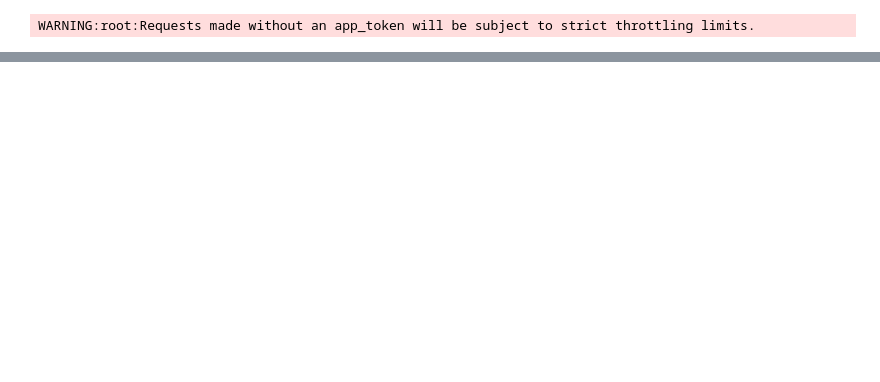
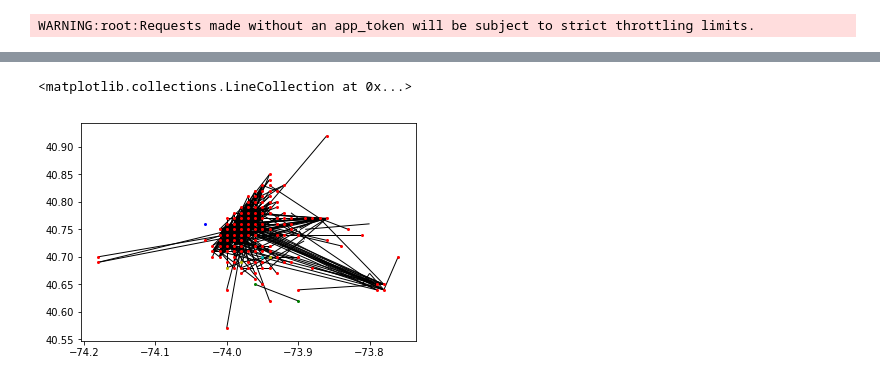
Before and after one commit to xlDownxl/Network-Analysis, a Jupyter notebook: src/project.ipynb, the cells around one changed output, grey strips where cells are left out. Cells and saved outputs as stored; diff of their text form; code cells hidden in the pictures; blank space fills up the shorter version.

```diff
--- a/src/project.ipynb
+++ b/src/project.ipynb
@@ -135,0 +138,19 @@ nx.draw_circular(g,node_size=3)
+# %%
+communities_generator = community.girvan_newman(g)
+top_level_communities = next(communities_generator)
+next_level_communities = next(communities_generator)
+com = sorted(map(sorted, next_level_communities))
+#nx.draw_networkx_nodes(G,pos,nodelist=com[2],node_color='b',node_size=1,alpha=0.8)
+#position
+#nx.draw_networkx(g, node_size = 1,pos=position,with_labels=False)
+nx.draw_networkx_nodes(g,position,nodelist=com[0],node_color='r',node_size=4,with_labels=False)
+nx.draw_networkx_nodes(g,position,nodelist=com[1],node_color='b',node_size=4,with_labels=False)
+nx.draw_networkx_nodes(g,position,nodelist=com[2],node_color='y',node_size=4,with_labels=False)
+nx.draw_networkx_nodes(g,position,nodelist=com[3],node_color='g',node_size=4,with_labels=False)
+nx.draw_networkx_nodes(g,position,nodelist=com[4],node_color='w',node_size=4,with_labels=False)
+nx.draw_networkx_nodes(g,position,nodelist=com[5],node_color='c',node_size=4,with_labels=False)
+
+nx.draw_networkx_edges(g,node_size = 1,pos=position)
+# %% [output]
+<matplotlib.collections.LineCollection at 0x...>
+[figure, added]
```
Also changed, not shown: parts of 9 cells of this notebook.
